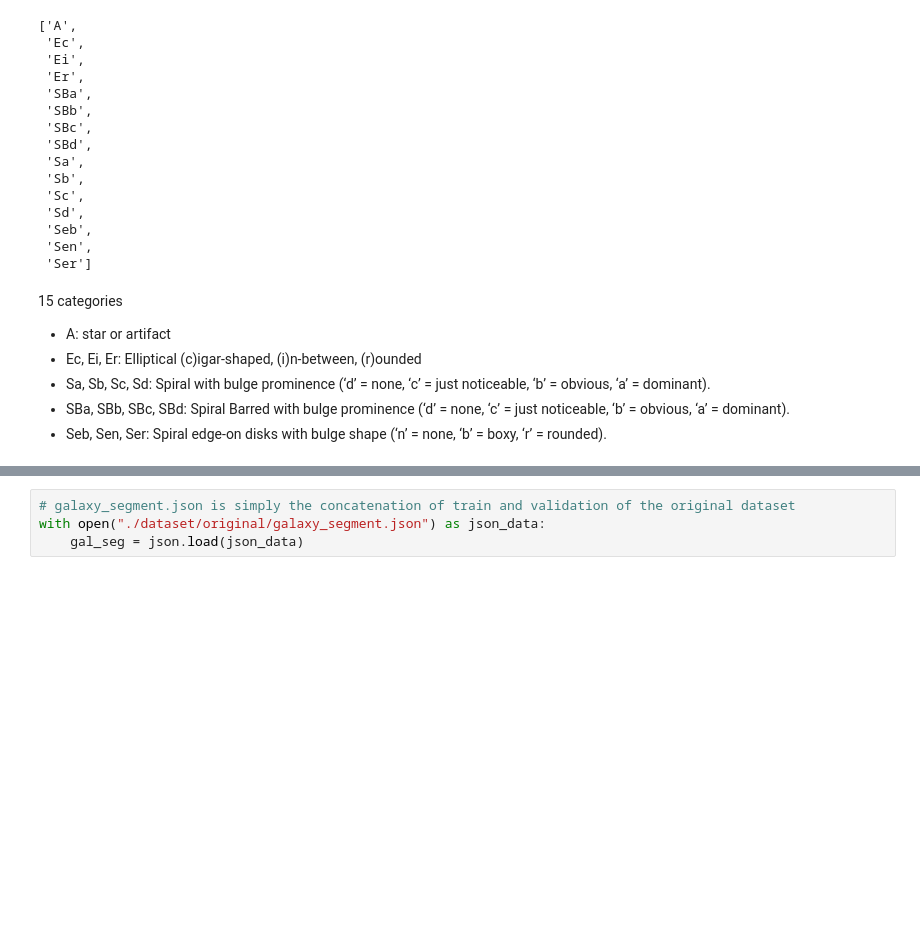
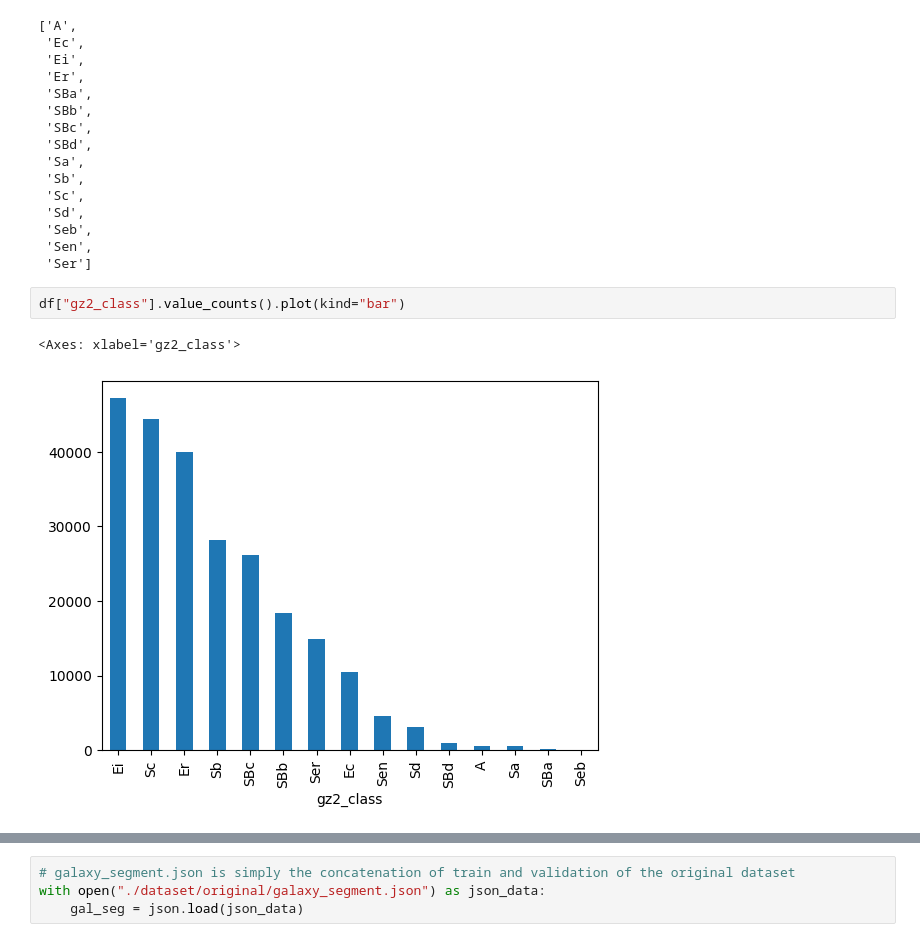
Before and after one commit to PanzaResce/galaxy_segmentation, a Jupyter notebook: data_conversion.ipynb, the cells around one changed output, grey strips where cells are left out. Saved outputs shown, nothing was run; the diff lists cells and outputs as text; blank space fills up the shorter version.

```diff
--- a/data_conversion.ipynb
+++ b/data_conversion.ipynb
@@ -77,10 +80,8 @@ sorted(df["gz2_class"].unique())
  'Seb',
  'Sen',
  'Ser']
-# %% [markdown]
-15 categories
-- A: star or artifact
-- Ec, Ei, Er: Elliptical (c)igar-shaped, (i)n-between, (r)ounded
-- Sa, Sb, Sc, Sd: Spiral with bulge prominence  (‘d’ = none, ‘c’ = just noticeable, ‘b’ = obvious, ‘a’ = dominant).
-- SBa, SBb, SBc, SBd: Spiral Barred with bulge prominence (‘d’ = none, ‘c’ = just noticeable, ‘b’ = obvious, ‘a’ = dominant).
-- Seb, Sen, Ser: Spiral edge-on disks with bulge shape (‘n’ = none, ‘b’ = boxy, ‘r’ = rounded).
+# %%
+df["gz2_class"].value_counts().plot(kind="bar")
+# %% [output]
+<Axes: xlabel='gz2_class'>
+[figure, added]
```
Also changed, not shown: parts of 7 cells of this notebook, 12 other files.
